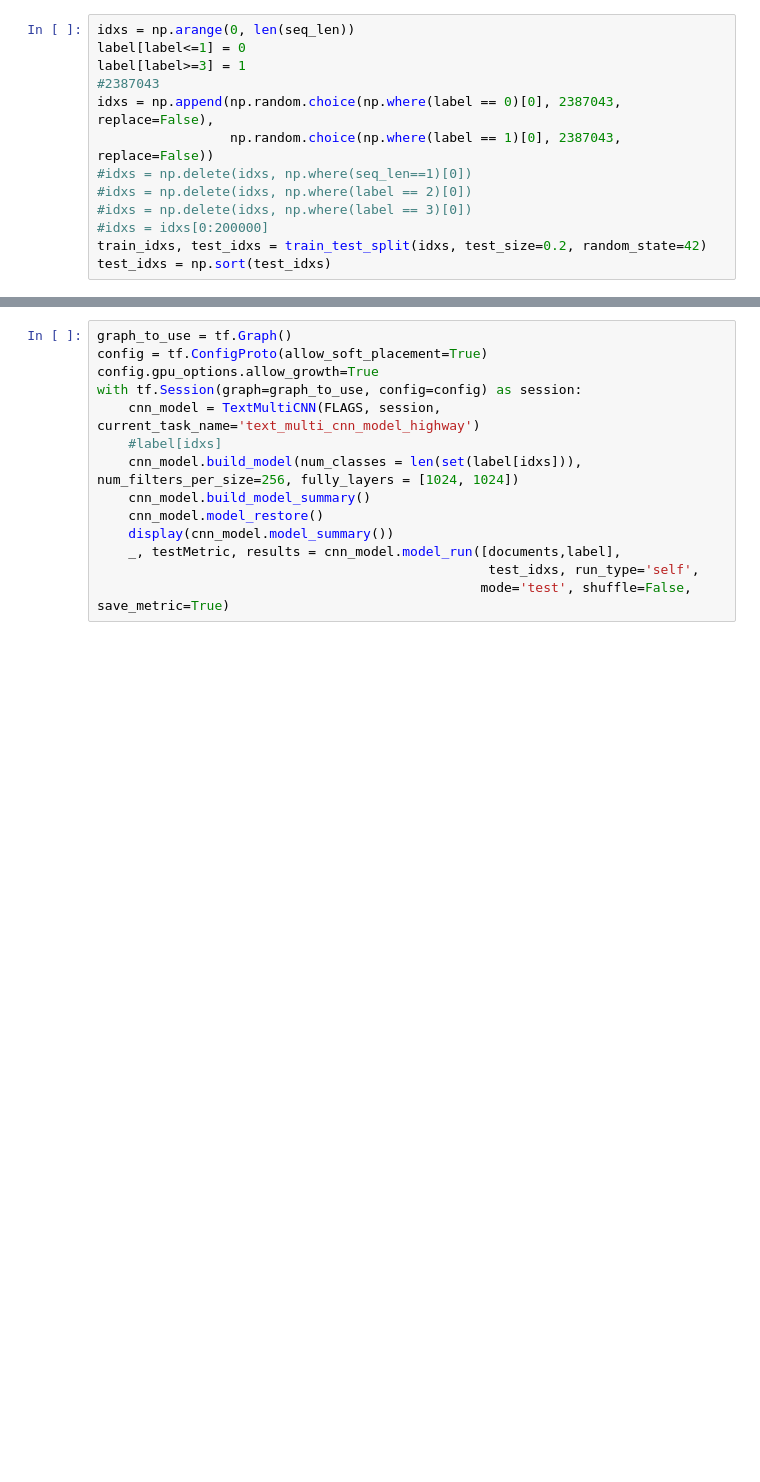
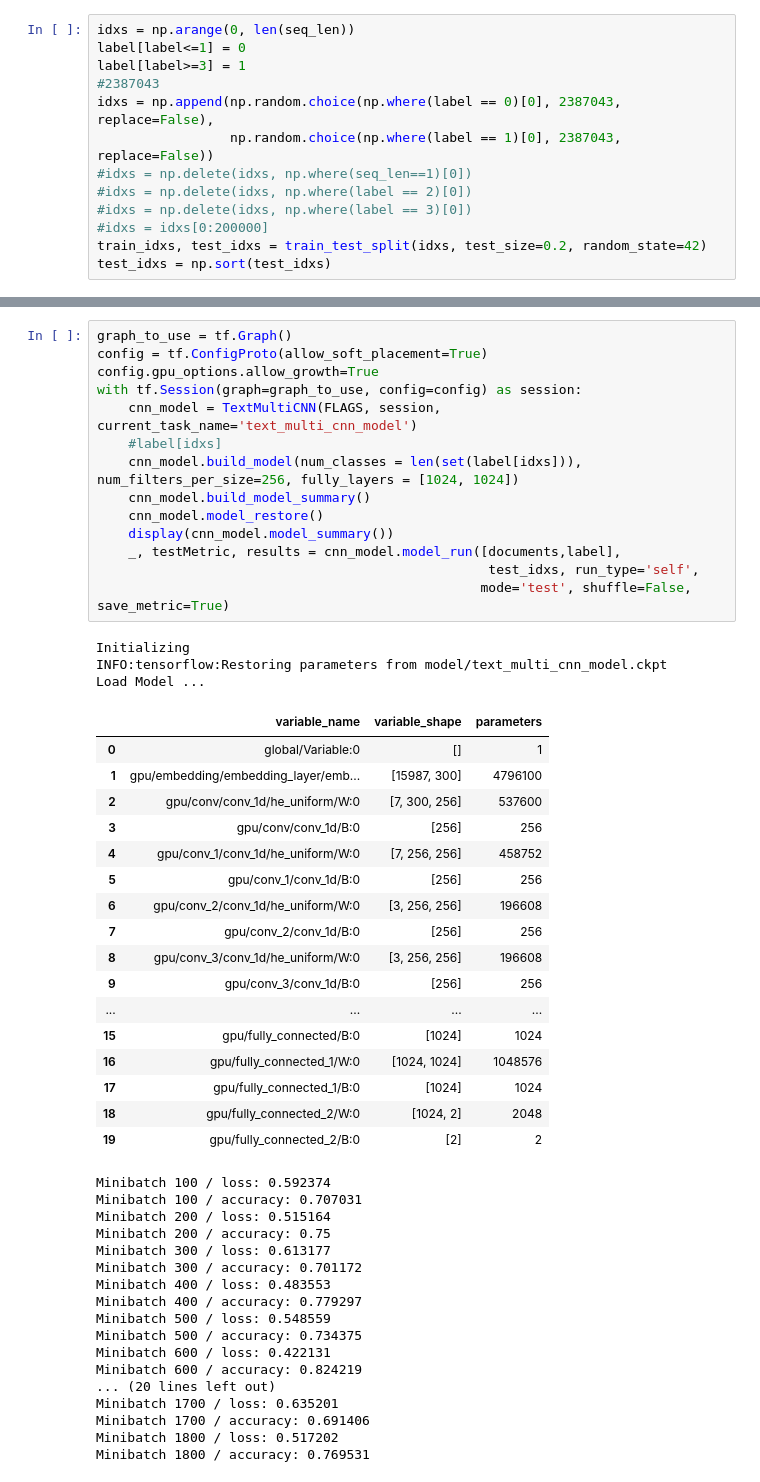
Before and after one commit to zhangleiqss/dl_project, a Jupyter notebook: MyNLP/TextDeepCNN.ipynb, the cells around one changed output, grey strips where cells are left out. Cells and saved outputs as stored; diff of their text form; blank space fills up the shorter version.

```diff
--- a/MyNLP/TextDeepCNN.ipynb
+++ b/MyNLP/TextDeepCNN.ipynb
@@ -126,14 +116,52 @@ Minibatch 3700 / accuracy: 0.730469
 # %%
 graph_to_use = tf.Graph()
 config = tf.ConfigProto(allow_soft_placement=True)
 config.gpu_options.allow_growth=True
 with tf.Session(graph=graph_to_use, config=config) as session:
-    cnn_model = TextMultiCNN(FLAGS, session, current_task_name='text_multi_cnn_model_highway')
+    cnn_model = TextMultiCNN(FLAGS, session, current_task_name='text_multi_cnn_model')
     #label[idxs]
     cnn_model.build_model(num_classes = len(set(label[idxs])), num_filters_per_size=256, fully_layers = [1024, 1024])
     cnn_model.build_model_summary()
     cnn_model.model_restore()
     display(cnn_model.model_summary())
     _, testMetric, results = cnn_model.model_run([documents,label],
                                                   test_idxs, run_type='self',
                                                  mode='test', shuffle=False, save_metric=True)
+# %% [output]
+Initializing
+INFO:tensorflow:Restoring parameters from model/text_multi_cnn_model.ckpt
+Load Model ...
+|  | variable_name | variable_shape | parameters |
+| 0 | global/Variable:0 | [] | 1 |
+| 1 | gpu/embedding/embedding_layer/emb... | [15987, 300] | 4796100 |
+| 2 | gpu/conv/conv_1d/he_uniform/W:0 | [7, 300, 256] | 537600 |
+| 3 | gpu/conv/conv_1d/B:0 | [256] | 256 |
+| 4 | gpu/conv_1/conv_1d/he_uniform/W:0 | [7, 256, 256] | 458752 |
+| 5 | gpu/conv_1/conv_1d/B:0 | [256] | 256 |
+| 6 | gpu/conv_2/conv_1d/he_uniform/W:0 | [3, 256, 256] | 196608 |
+| 7 | gpu/conv_2/conv_1d/B:0 | [256] | 256 |
+| 8 | gpu/conv_3/conv_1d/he_uniform/W:0 | [3, 256, 256] | 196608 |
+| 9 | gpu/conv_3/conv_1d/B:0 | [256] | 256 |
+| ... | ... | ... | ... |
+| 15 | gpu/fully_connected/B:0 | [1024] | 1024 |
+| 16 | gpu/fully_connected_1/W:0 | [1024, 1024] | 1048576 |
+| 17 | gpu/fully_connected_1/B:0 | [1024] | 1024 |
+| 18 | gpu/fully_connected_2/W:0 | [1024, 2] | 2048 |
+| 19 | gpu/fully_connected_2/B:0 | [2] | 2 |
+Minibatch 100 / loss: 0.592374
+Minibatch 100 / accuracy: 0.707031
+Minibatch 200 / loss: 0.515164
+Minibatch 200 / accuracy: 0.75
+Minibatch 300 / loss: 0.613177
+Minibatch 300 / accuracy: 0.701172
+Minibatch 400 / loss: 0.483553
+Minibatch 400 / accuracy: 0.779297
+Minibatch 500 / loss: 0.548559
+Minibatch 500 / accuracy: 0.734375
+Minibatch 600 / loss: 0.422131
+Minibatch 600 / accuracy: 0.824219
+... (20 lines left out)
+Minibatch 1700 / loss: 0.635201
+Minibatch 1700 / accuracy: 0.691406
+Minibatch 1800 / loss: 0.517202
+Minibatch 1800 / accuracy: 0.769531
```
Also changed, not shown: parts of 1 cell of this notebook, 4 other files.
